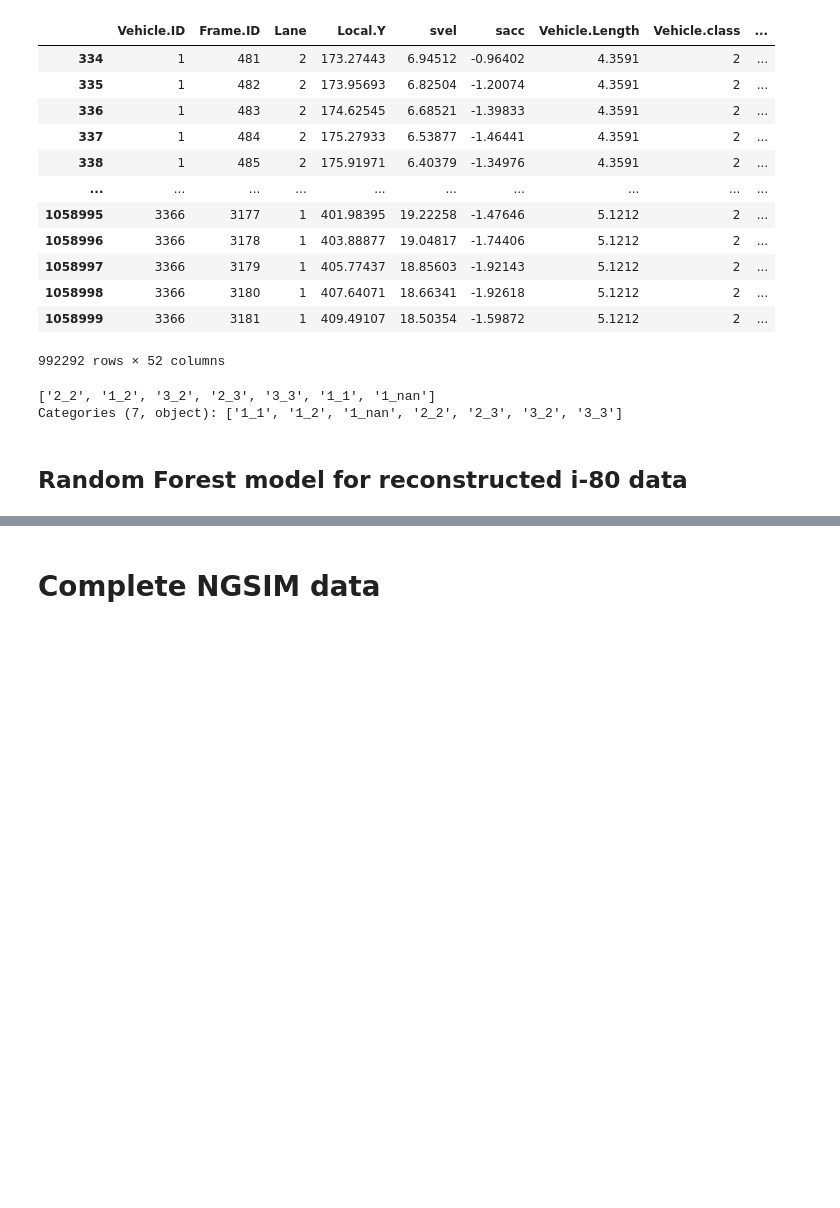
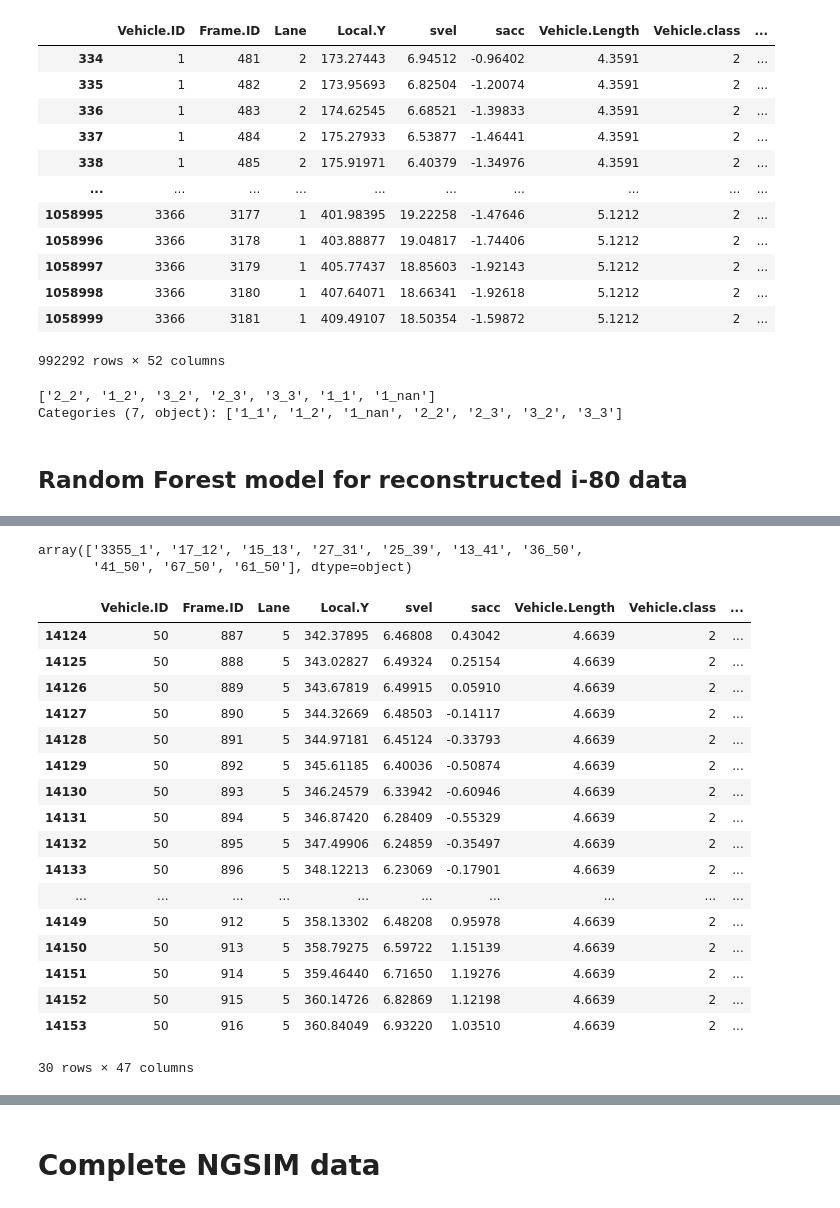
Before and after one commit to VineetDhamija/DataDrivenCarFollowing, a Jupyter notebook: datadrivencarfollowing-v1/scripts/Random_Forest_RS.ipynb, the cells around one changed output, grey strips where cells are left out. Drawn from its saved outputs; the diff is of its cells as text; code cells hidden in the pictures; blank space fills up the shorter version.

```diff
--- a/datadrivencarfollowing-v1/scripts/Random_Forest_RS.ipynb
+++ b/datadrivencarfollowing-v1/scripts/Random_Forest_RS.ipynb
@@ -164,0 +338,5 @@ X_train, X_test, y_train, y_test = train_test_split(X, Y, test_size=0.2, random_
+# %%
+F["LF_pairs"].unique()
+# %% [output]
+array(['3355_1', '17_12', '15_13', '27_31', '25_39', '13_41', '36_50',
+       '41_50', '67_50', '61_50'], dtype=object)
@@ -164,0 +345,21 @@ X_train, X_test, y_train, y_test = train_test_split(X, Y, test_size=0.2, random_
+# %%
+F1
+# %% [output]
+|  | Vehicle.ID | Frame.ID | Lane | Local.Y | svel | sacc | Vehicle.Length | Vehicle.class | ... |
+| 14124 | 50 | 887 | 5 | 342.37895 | 6.46808 | 0.43042 | 4.6639 | 2 | ... |
+| 14125 | 50 | 888 | 5 | 343.02827 | 6.49324 | 0.25154 | 4.6639 | 2 | ... |
+| 14126 | 50 | 889 | 5 | 343.67819 | 6.49915 | 0.05910 | 4.6639 | 2 | ... |
+| 14127 | 50 | 890 | 5 | 344.32669 | 6.48503 | -0.14117 | 4.6639 | 2 | ... |
+| 14128 | 50 | 891 | 5 | 344.97181 | 6.45124 | -0.33793 | 4.6639 | 2 | ... |
+| 14129 | 50 | 892 | 5 | 345.61185 | 6.40036 | -0.50874 | 4.6639 | 2 | ... |
+| 14130 | 50 | 893 | 5 | 346.24579 | 6.33942 | -0.60946 | 4.6639 | 2 | ... |
+| 14131 | 50 | 894 | 5 | 346.87420 | 6.28409 | -0.55329 | 4.6639 | 2 | ... |
+| 14132 | 50 | 895 | 5 | 347.49906 | 6.24859 | -0.35497 | 4.6639 | 2 | ... |
+| 14133 | 50 | 896 | 5 | 348.12213 | 6.23069 | -0.17901 | 4.6639 | 2 | ... |
+| ... | ... | ... | ... | ... | ... | ... | ... | ... | ... |
+| 14149 | 50 | 912 | 5 | 358.13302 | 6.48208 | 0.95978 | 4.6639 | 2 | ... |
+| 14150 | 50 | 913 | 5 | 358.79275 | 6.59722 | 1.15139 | 4.6639 | 2 | ... |
+| 14151 | 50 | 914 | 5 | 359.46440 | 6.71650 | 1.19276 | 4.6639 | 2 | ... |
+| 14152 | 50 | 915 | 5 | 360.14726 | 6.82869 | 1.12198 | 4.6639 | 2 | ... |
+| 14153 | 50 | 916 | 5 | 360.84049 | 6.93220 | 1.03510 | 4.6639 | 2 | ... |
+30 rows × 47 columns
```
Also changed, not shown: parts of 39 cells of this notebook.
